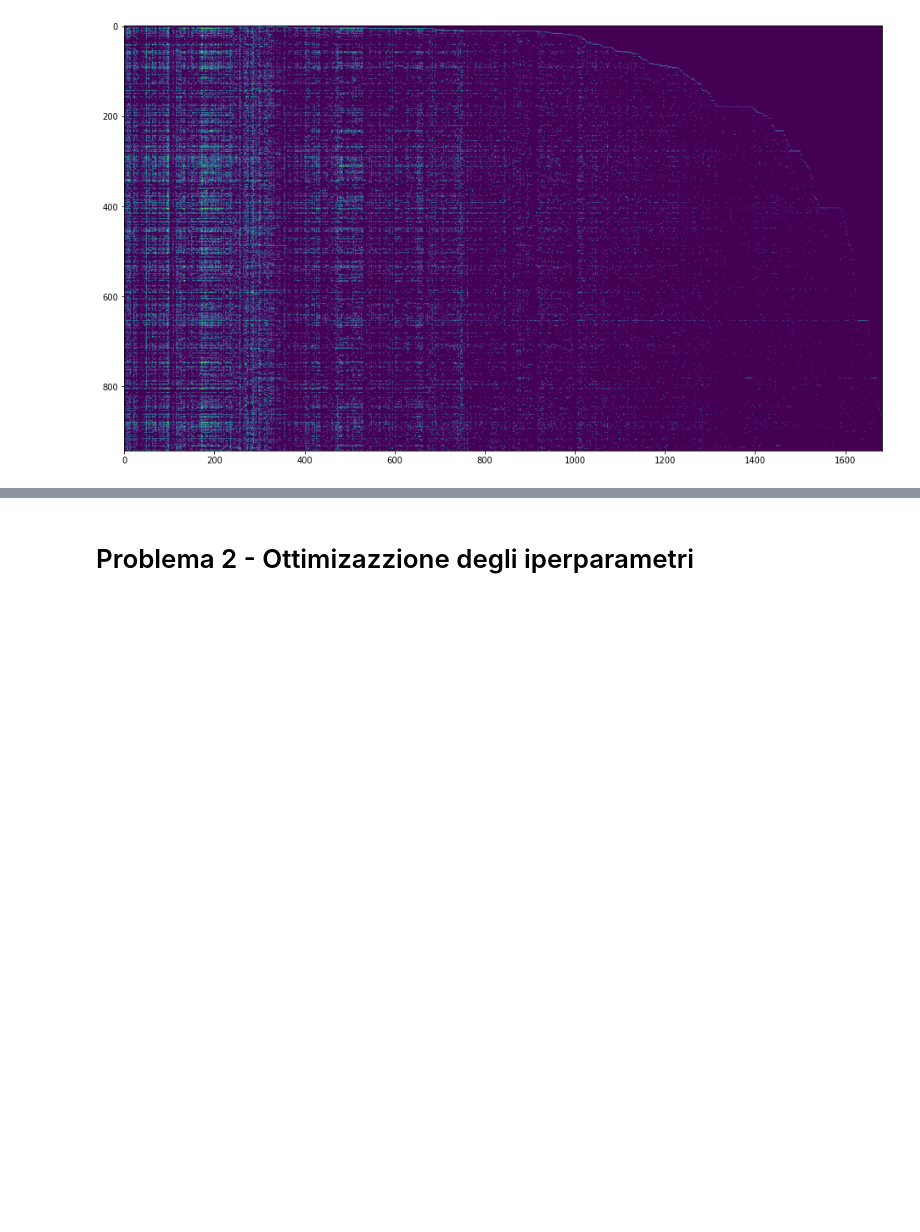
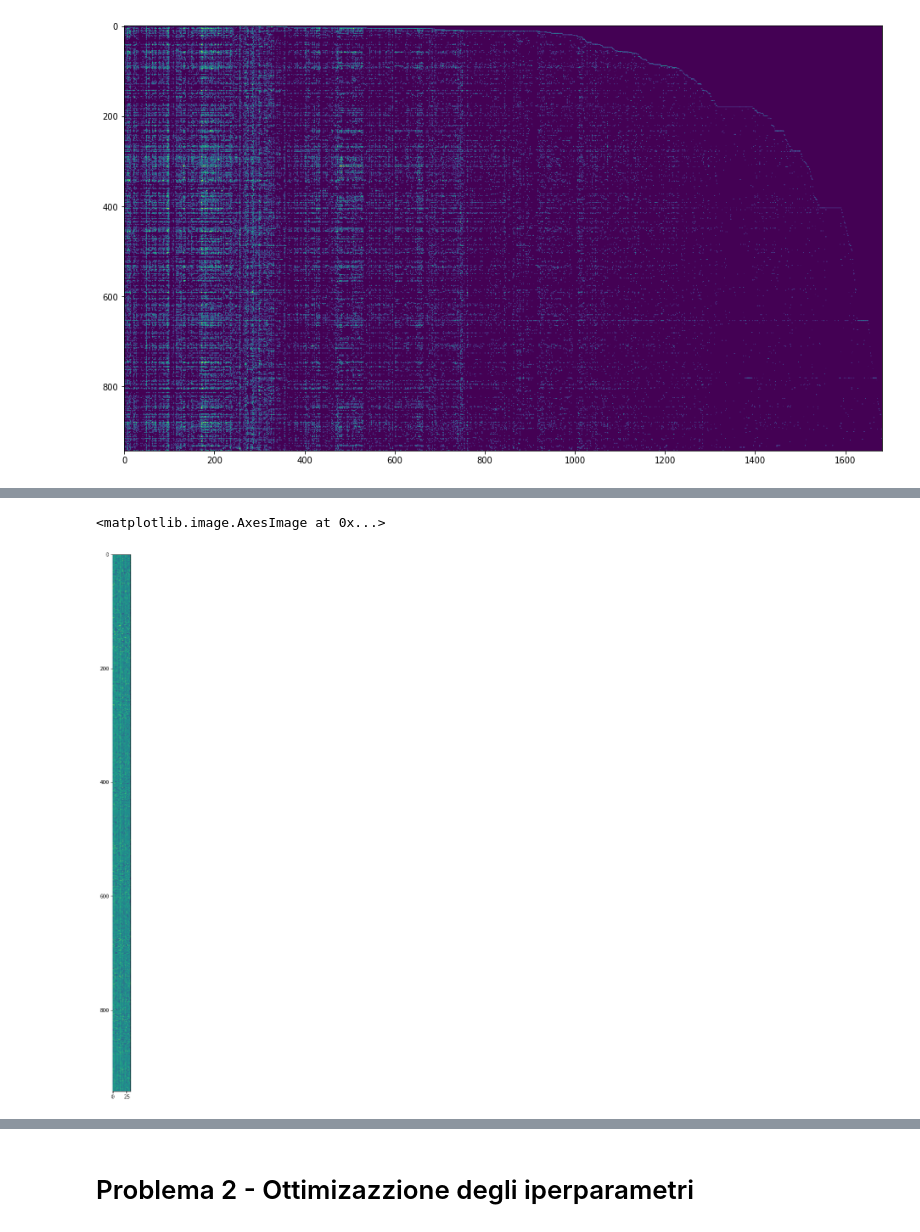
Before and after one commit to erodola/NumMeth-s2-2022, a Jupyter notebook: esercizi/ex9/ex9.ipynb, the cells around one changed output, grey strips where cells are left out. Cells and saved outputs as stored; diff of their text form; code cells hidden in the pictures; blank space fills up the shorter version.

```diff
--- a/esercizi/ex9/ex9.ipynb
+++ b/esercizi/ex9/ex9.ipynb
@@ -156,6 +230,9 @@ NameError: name 'plt' is not defined
 # %%
 plt.figure(figsize=(10, 20))
-plt.imshow(xs[-1][0])
+plt.imshow(U_res)
+# %% [output]
+<matplotlib.image.AxesImage at 0x...>
+[figure, added]
 # %% [markdown]
 # Esercizi
 
```
Also changed, not shown: parts of 45 cells of this notebook.
